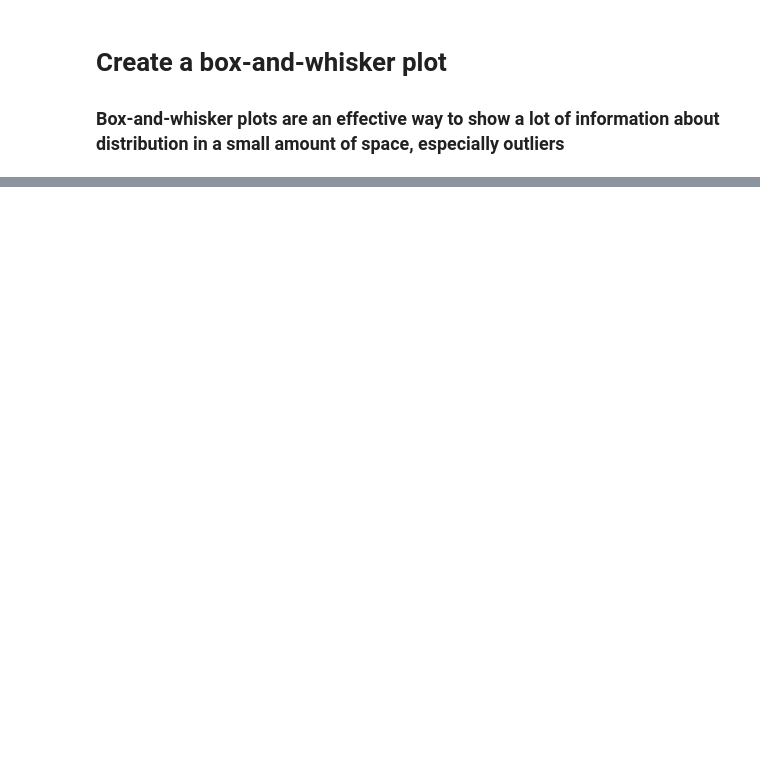
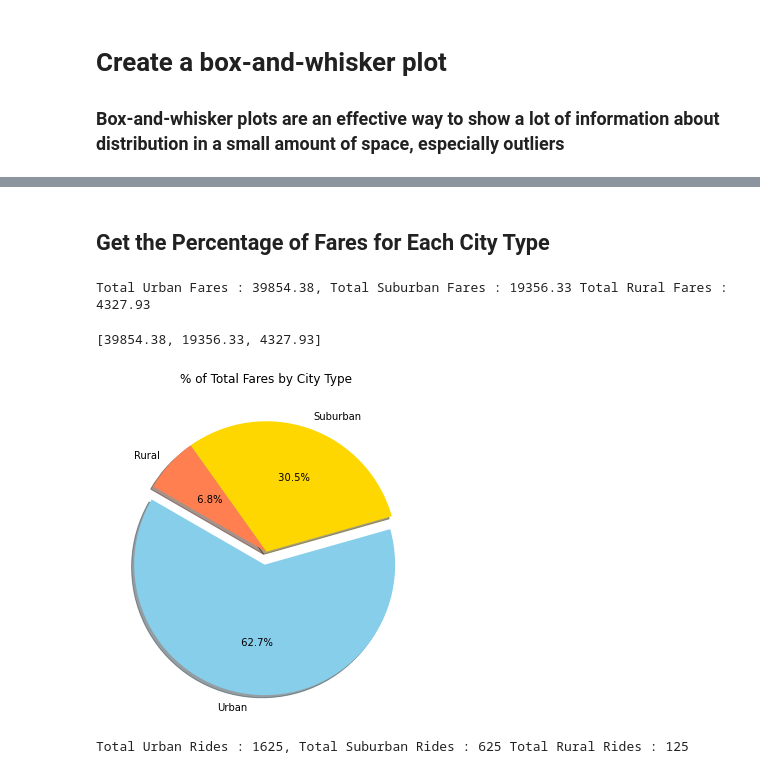
Before and after one commit to vneeraja/PyBer_Analysis, a Jupyter notebook: PyBer.ipynb, the cells around one changed output, grey strips where cells are left out. Cells and saved outputs as stored; diff of their text form; code cells hidden in the pictures; blank space fills up the shorter version.

Commit message:
Added code to create pie charts

```diff
--- a/PyBer.ipynb
+++ b/PyBer.ipynb
@@ -489,0 +922,58 @@ plt.show()
+# %% [markdown]
+## Get the Percentage of Fares for Each City Type
+# %%
+# Get the total fares for the urban city type
+total_urban_fares = round(np.sum(urban_fares),2)
+
+# Get the total fares for the suburban city type
+total_suburban_fares = round(np.sum(suburban_fares),2)
+
+# Get the total fares for the rural city type
+total_rural_fares = round(np.sum(rural_fares),2)
+
+print(f"Total Urban Fares : {total_urban_fares}, Total Suburban Fares : {total_suburban_fares} "
+      f"Total Rural Fares : {total_rural_fares}")
+# %% [output]
+Total Urban Fares : 39854.38, Total Suburban Fares : 19356.33 Total Rural Fares : 4327.93
+# %%
+# Import mpl to change the plot configurations using rcParams.
+import matplotlib as mpl
+
+# Create a pie chart to show the percentage of fares for each city type
+fig, ax = plt.subplots(figsize=(10,6))
+
+fare_labels = ["Urban","Suburban","Rural"]
+# Total fares
+total_fares = [total_urban_fares, total_suburban_fares, total_rural_fares]
+print(total_fares)
+colors = ["skyblue","gold","coral"]
+explode = [0.1,0,0]
+
+plt.pie(total_fares, labels=fare_labels, shadow=True, explode=explode, startangle=150,
+        colors=colors, autopct=" %1.1f%%")
+plt.title("% of Total Fares by City Type")
+
+# Change the default font size from 10 to 14.
+mpl.rcParams['font.size'] = 14
+
+# Save Figure
+plt.savefig("Analysis/Pieplot1.png")
+
+plt.show()
+# %% [output]
+[39854.38, 19356.33, 4327.93]
+[figure, added]
+# %%
+# Get the total rides for the urban city type
+total_urban_rides = urban_city_df["ride_id"].count()
+
+# Get the total rides for the suburban city type
+total_suburban_rides = suburban_city_df["ride_id"].count()
+
+# Get the total rides for the rural city type
+total_rural_rides = rural_city_df["ride_id"].count()
+
+print(f"Total Urban Rides : {total_urban_rides}, Total Suburban Rides : {total_suburban_rides} "
+      f"Total Rural Rides : {total_rural_rides}")
+# %% [output]
+Total Urban Rides : 1625, Total Suburban Rides : 625 Total Rural Rides : 125
```
Also changed, not shown: parts of 81 cells of this notebook, 3 other files.
